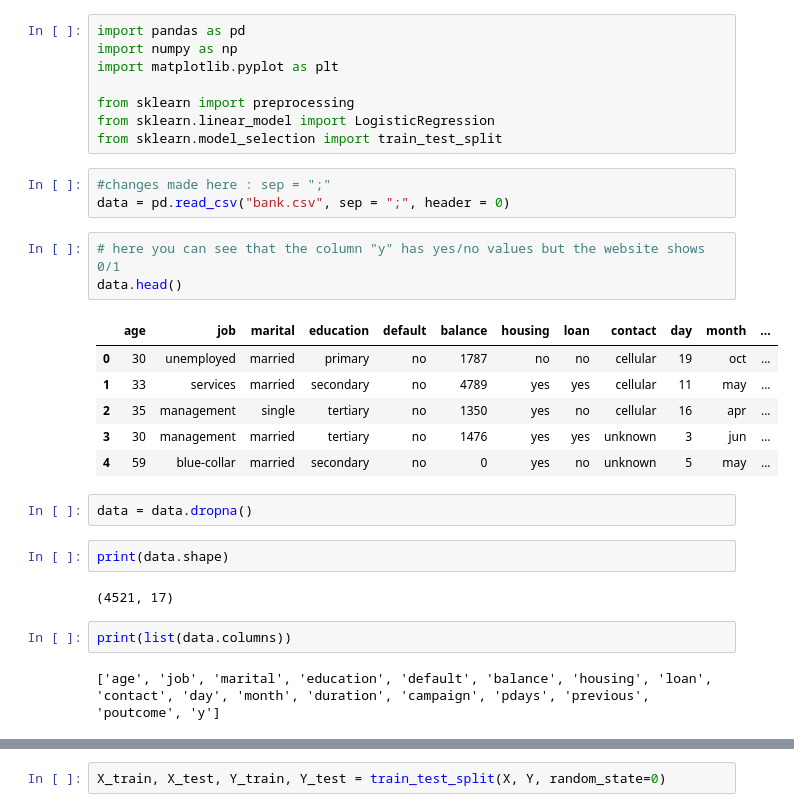
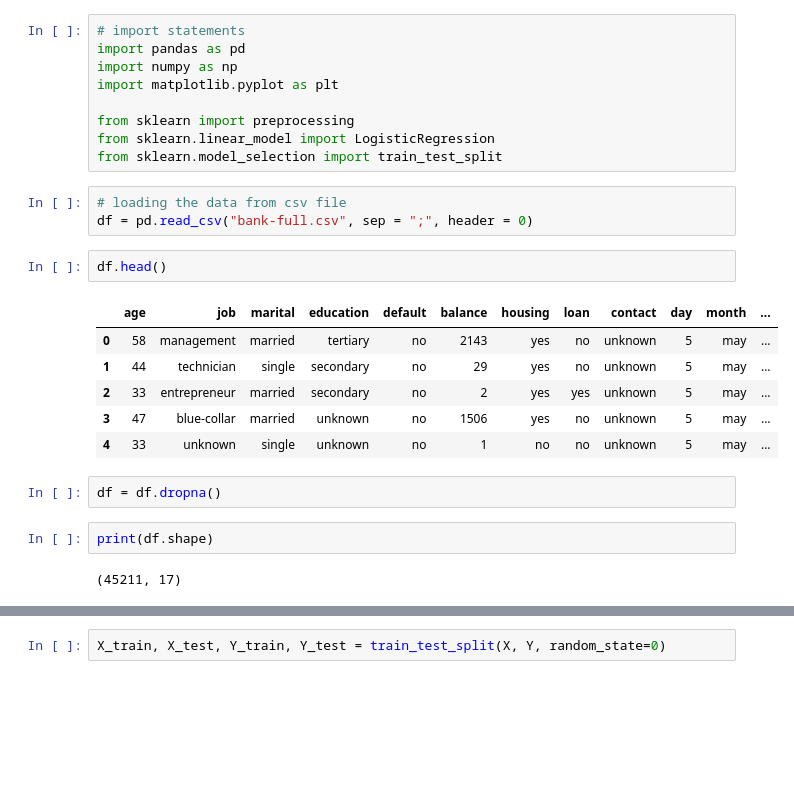
Before and after one commit to aadityadamle/Logistic-Regression, a Jupyter notebook: Logistic_Regression0.ipynb, the cells around one changed output, grey strips where cells are left out. Drawn from its saved outputs; the diff is of its cells as text; blank space fills up the shorter version.

```diff
--- a/Logistic_Regression0.ipynb
+++ b/Logistic_Regression0.ipynb
@@ -1,6 +1,7 @@
 # %% [markdown]
 <a href="https://colab.research.google.com/github/aadityadamle/Logistic-Regression/blob/master/Logistic_Regression0.ipynb" target="_parent"><img src="https://colab.research.google.com/assets/colab-badge.svg" alt="Open In Colab"/></a>
 # %%
+# import statements
 import pandas as pd
 import numpy as np
 import matplotlib.pyplot as plt
@@ -9,25 +10,20 @@ from sklearn import preprocessing
 from sklearn.linear_model import LogisticRegression
 from sklearn.model_selection import train_test_split
 # %%
-#changes made here : sep = ";"
-data = pd.read_csv("bank.csv", sep = ";", header = 0)
+# loading the data from csv file
+df = pd.read_csv("bank-full.csv", sep = ";", header = 0)
-# %%
-# here you can see that the column "y" has yes/no values but the website shows 0/1
-data.head()
-# %% [output]
-|  | age | job | marital | education | default | balance | housing | loan | contact | day | month | ... |
-| 0 | 30 | unemployed | married | primary | no | 1787 | no | no | cellular | 19 | oct | ... |
-| 1 | 33 | services | married | secondary | no | 4789 | yes | yes | cellular | 11 | may | ... |
-| 2 | 35 | management | single | tertiary | no | 1350 | yes | no | cellular | 16 | apr | ... |
-| 3 | 30 | management | married | tertiary | no | 1476 | yes | yes | unknown | 3 | jun | ... |
-| 4 | 59 | blue-collar | married | secondary | no | 0 | yes | no | unknown | 5 | may | ... |
-# %%
-data = data.dropna()
+# %%
+df.head()
+# %% [output]
+|  | age | job | marital | education | default | balance | housing | loan | contact | day | month | ... |
+| 0 | 58 | management | married | tertiary | no | 2143 | yes | no | unknown | 5 | may | ... |
+| 1 | 44 | technician | single | secondary | no | 29 | yes | no | unknown | 5 | may | ... |
+| 2 | 33 | entrepreneur | married | secondary | no | 2 | yes | yes | unknown | 5 | may | ... |
+| 3 | 47 | blue-collar | married | unknown | no | 1506 | yes | no | unknown | 5 | may | ... |
+| 4 | 33 | unknown | single | unknown | no | 1 | no | no | unknown | 5 | may | ... |
+# %%
+df = df.dropna()
 # %%
-print(data.shape)
+print(df.shape)
 # %% [output]
-(4521, 17)
+(45211, 17)
-# %%
-print(list(data.columns))
-# %% [output]
-['age', 'job', 'marital', 'education', 'default', 'balance', 'housing', 'loan', 'contact', 'day', 'month', 'duration', 'campaign', 'pdays', 'previous', 'poutcome', 'y']
```
Also changed, not shown: parts of 32 cells of this notebook.
